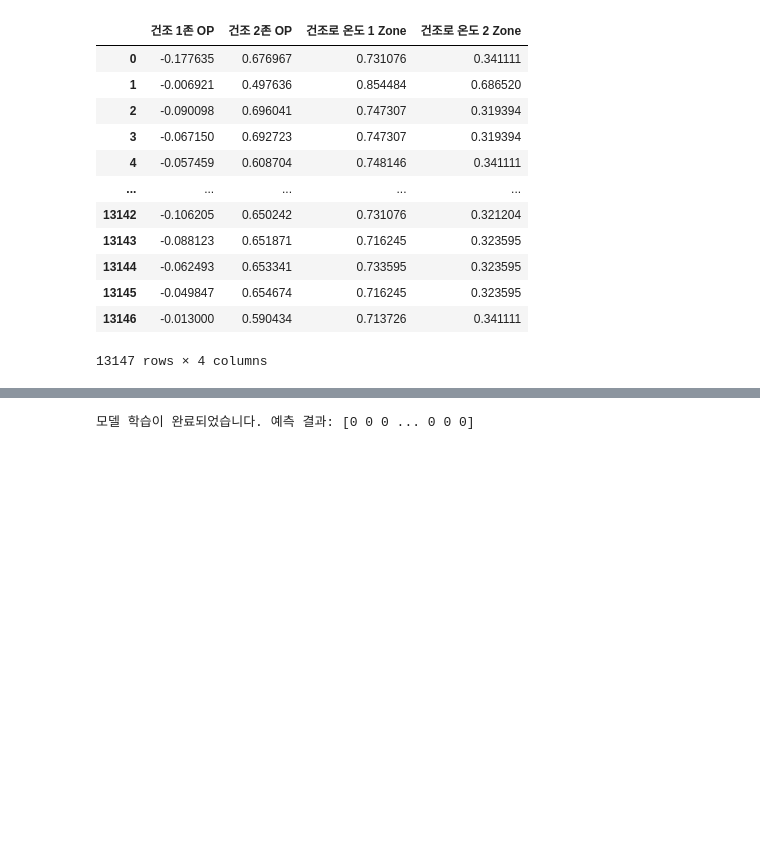
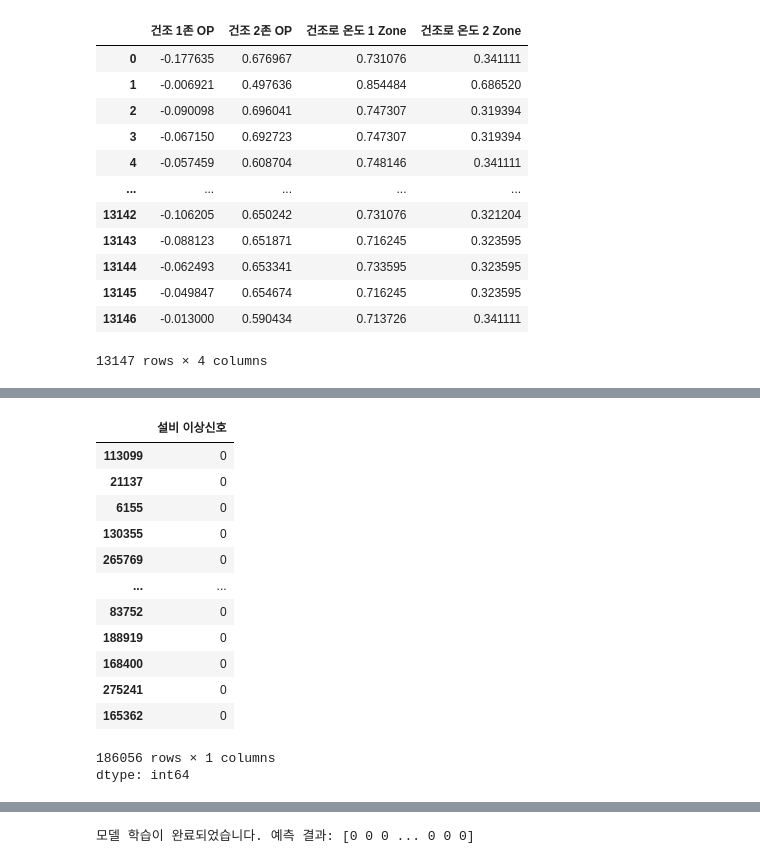
Before and after one commit to realover82/mecaai, a Jupyter notebook: v23_6_IQR_XGBoost_241122.ipynb, the cells around one changed output, grey strips where cells are left out. Saved outputs shown, nothing was run; the diff lists cells and outputs as text; code cells hidden in the pictures; blank space fills up the shorter version.

```diff
--- a/v23_6_IQR_XGBoost_241122.ipynb
+++ b/v23_6_IQR_XGBoost_241122.ipynb
@@ -372,0 +315,17 @@ Confusion Matrix:
+# %%
+y_train
+# %% [output]
+|  | 설비 이상신호 |
+| 113099 | 0 |
+| 21137 | 0 |
+| 6155 | 0 |
+| 130355 | 0 |
+| 265769 | 0 |
+| ... | ... |
+| 83752 | 0 |
+| 188919 | 0 |
+| 168400 | 0 |
+| 275241 | 0 |
+| 165362 | 0 |
+186056 rows × 1 columns
+dtype: int64
```
Also changed, not shown: parts of 49 cells of this notebook.
